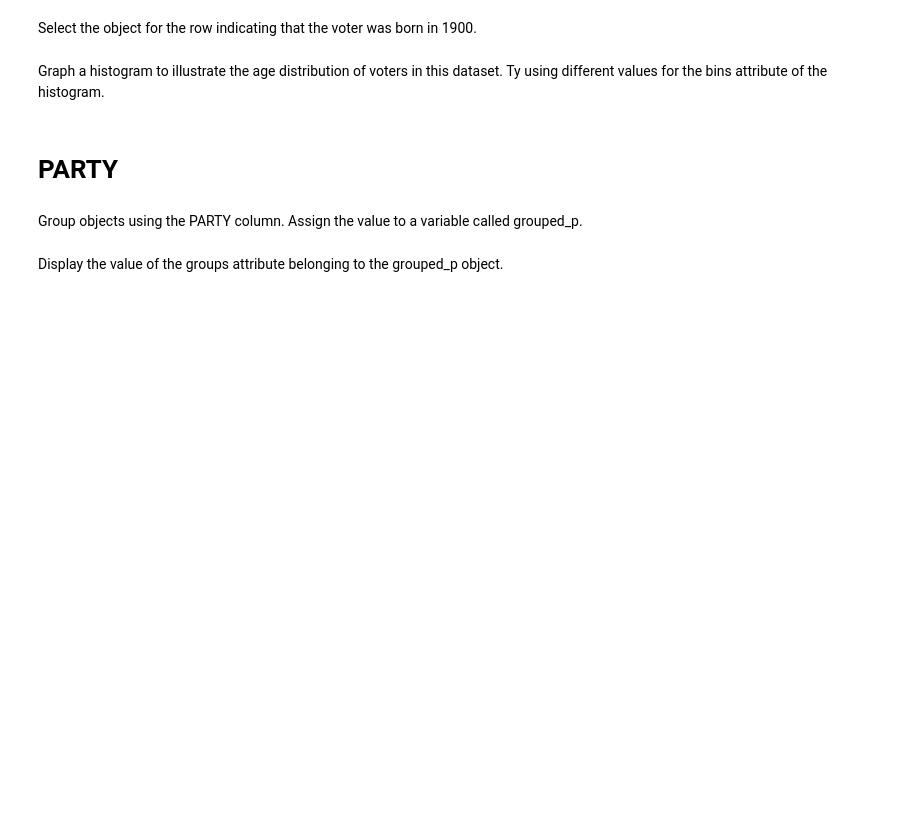
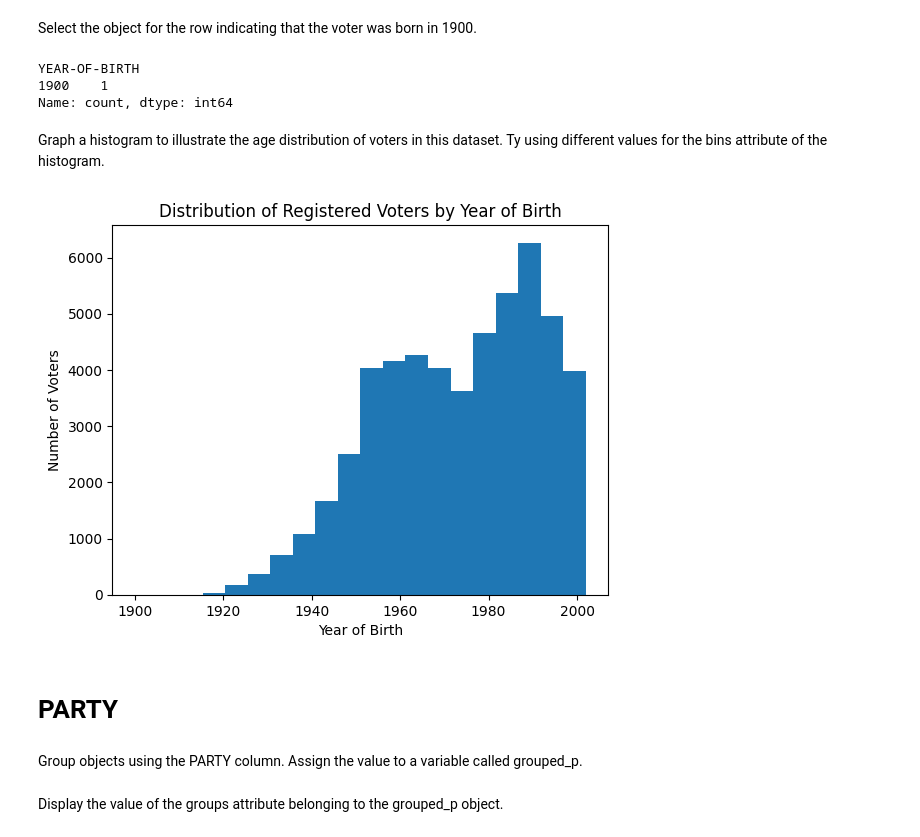
Before and after one commit to dburcat/Data-Notebooks-Week5, a Jupyter notebook: RegisteredVotersFileWilmingtonDE/wilmington_de_registered_voters.ipynb, the cells around one changed output. Saved outputs shown, nothing was run; the diff lists cells and outputs as text; code cells hidden in the pictures; blank space fills up the shorter version.

```diff
--- a/RegisteredVotersFileWilmingtonDE/wilmington_de_registered_voters.ipynb
+++ b/RegisteredVotersFileWilmingtonDE/wilmington_de_registered_voters.ipynb
@@ -71,2 +96,4 @@ Group objects by the YEAR-OF-BIRTH column. Assign the value to an object called
+# %%
+grouped_yob = df['YEAR-OF-BIRTH']
 # %% [markdown]
 Display the value of the groups attribute belonging the grouped_yob object.
@@ -79,2 +118,8 @@ Select the object for the row indicating that the voter was born in 1900.
+# %%
+print(grouped_yob.value_counts().tail(1))
+# %% [output]
+YEAR-OF-BIRTH
+1900    1
+Name: count, dtype: int64
 # %% [markdown]
 Graph a histogram to  illustrate the age distribution of voters in this dataset. Ty using different values for the bins attribute of the histogram.
@@ -83,3 +126,11 @@ Graph a histogram to  illustrate the age distribution of voters in this dataset.
+# %%
+plt.hist(grouped_yob.dropna(), bins=20)
+plt.title('Distribution of Registered Voters by Year of Birth')
+plt.xlabel('Year of Birth')
+plt.ylabel('Number of Voters')
+plt.show()
+# %% [output]
+[figure, added]
 # %% [markdown]
 # PARTY
 # %% [markdown]
```
Also changed, not shown: parts of 15 cells of this notebook.
